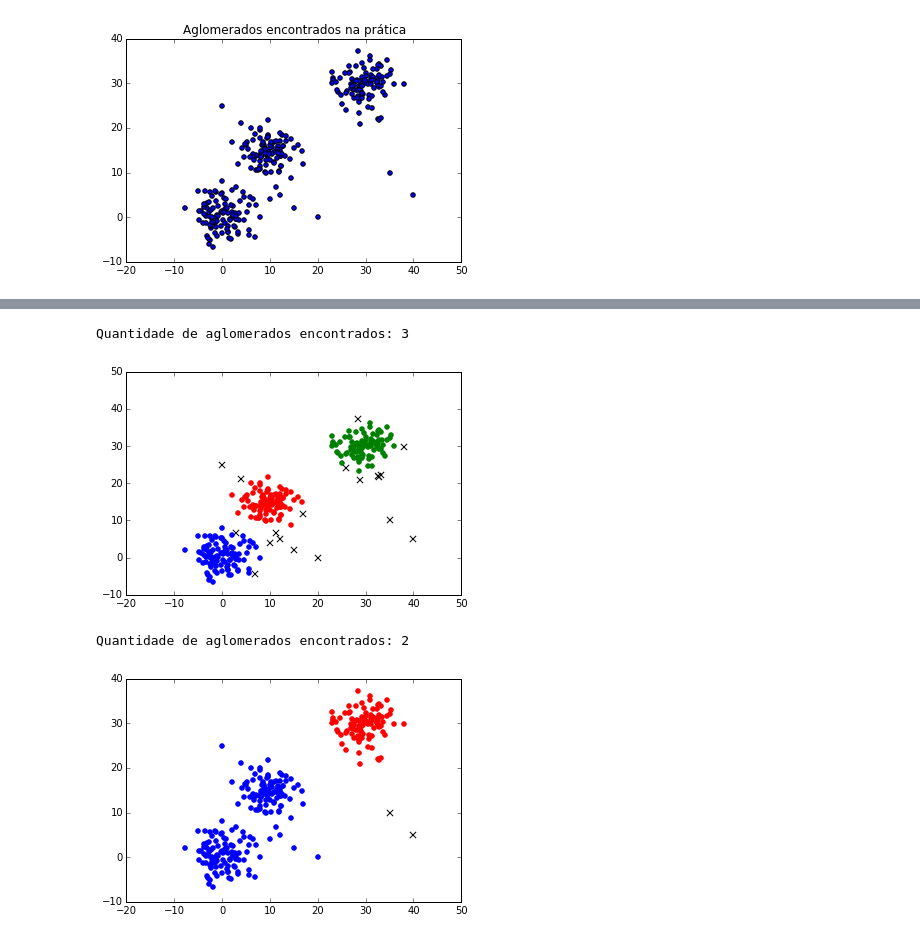
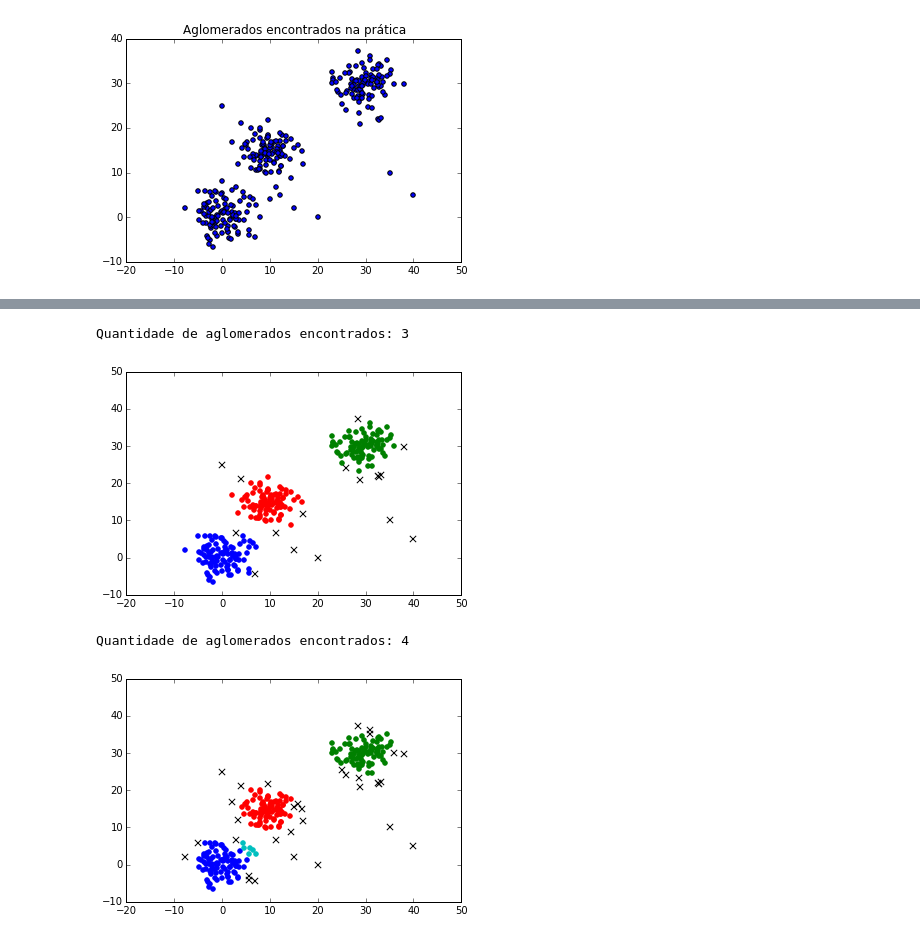
Before and after one commit to allanino/palestra-ia-na-pratica, a Jupyter notebook: Using_DDBSCAN.ipynb, the cells around one changed output, grey strips where cells are left out. Saved outputs shown, nothing was run; the diff lists cells and outputs as text; code cells hidden in the pictures.

```diff
--- a/Using_DDBSCAN.ipynb
+++ b/Using_DDBSCAN.ipynb
@@ -15,7 +15,7 @@ x = zip(*data)[0]
 y = zip(*data)[1]
 
 # Cores a serem utilizadas para os aglomerados
-colors = 'brgcmykw'
+colors = 'brgcmykw' * 100
 # %%
 # Criar gráfico dos pontos coloridos de acordo com seu aglomerado
 for index, cluster in enumerate(clusters):
@@ -66,23 +66,23 @@ for i in range(len(model.points)):
         plt.scatter(x[i],y[i], color=colors[cluster])
 # %% [output]
 Quantidade de aglomerados encontrados: 3
-[figure, old version]
+[figure, new version]
 # %%
 # Modificar parâmetros
-model.set_params(eps=10, min_pts=25)
+model.set_params(eps=2, min_pts=5)
 
 # Computar aglomerados
 model.compute()
 
 print 'Quantidade de aglomerados encontrados:', len(model.clusters)
 
 # Criar gráfico com os aglomerados encontrados
 for i in range(len(model.points)):
     cluster = model.points_data[i].cluster
     if cluster == -1: # Ruído
         plt.scatter(x[i],y[i], color='k', marker='x', s=40)
     else: # Aglomerado
         plt.scatter(x[i],y[i], color=colors[cluster])
 # %% [output]
-Quantidade de aglomerados encontrados: 2
+Quantidade de aglomerados encontrados: 4
-[figure, old version]
+[figure, new version]
```
Also changed, not shown: parts of 1 cell of this notebook, 2 other files.
